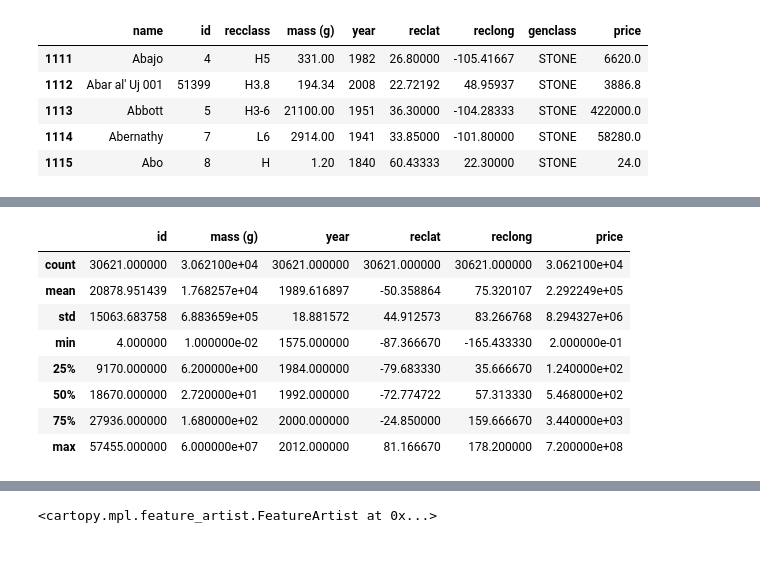
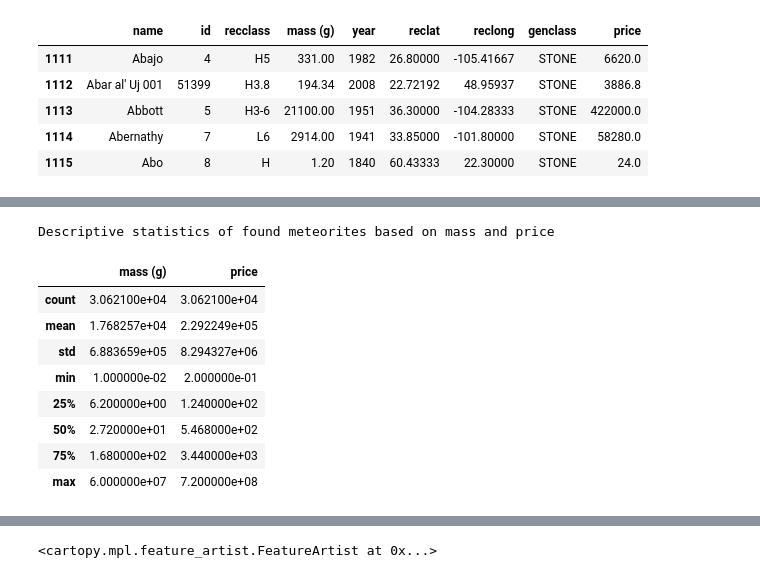
Before and after one commit to TheOceanMan7/meteorite-data, a Jupyter notebook: Meteorite_Landings.ipynb, the cells around one changed output, grey strips where cells are left out. Drawn from its saved outputs; the diff is of its cells as text; code cells hidden in the pictures.

```diff
--- a/Meteorite_Landings.ipynb
+++ b/Meteorite_Landings.ipynb
@@ -224,13 +323,13 @@ minimum_from_found
 #-----------------------------------------------------------------------
 # CLASSIFICATIONS
 #
-# Chondrites = [CI, CM, CO, CV, CK, CR, CR, CH, CB,
+# Stone = [CI, CM, CO, CV, CK, CR, CR, CH, CB,
 #               H, L, LL, EH, EL, R, K, Howardite, Eucrite, Diogenite,
 #               Angrite, Aubrite, Ureilite, Brachinite]
 #
 # Valuables = [Lunar, Martian]
 #
-# Mixed = [Pallasite, Mesosiderite]
+# Stony-Iron = [Pallasite, Mesosiderite]
 #
 # Iron = [Iron]
 #
@@ -241,38 +340,44 @@ minimum_from_found
 # Then calculate the price by its grams based on the classification
 
 def meteorite_genclassifier(meteorite_recclass):
+
     if re.search(r'Lunar', meteorite_recclass, re.I):
         return 'MOON'
+
     elif re.search(r'Martian', meteorite_recclass, re.I):
         return 'MARS'
+
     elif re.search(r'O?C[0-9]?[A-Z]?', meteorite_recclass, re.I) \
         or re.search(r'\b[EHKLR][LH]?[0-9]?\b', meteorite_recclass, re.I) \
         or re.search(r'(?<!Pallas|Mesosider)ite', meteorite_recclass, re.I) \
         or re.search(r'Stone-ung', meteorite_recclass, re.I):
         return 'STONE'
+
     elif re.search(r'(Pallas|Mesosider)ite', meteorite_recclass, re.I):
         return 'STONY_IRON'
+
     elif re.search(r'Iron', meteorite_recclass, re.I):
         return 'IRON'
+
     else:
         return 'OTHER'
 
 def price_tagger(meteorite_genclass):
+
     if meteorite_genclass['genclass'] in 'MOON' or meteorite_genclass['genclass'] in 'MARS':
-        price = meteorite_genclass['mass (g)'] * 1000.0
-        return price
+        return meteorite_genclass['mass (g)'] * 1000.0
+
     elif meteorite_genclass['genclass'] in 'STONE':
-        price = meteorite_genclass['mass (g)'] * 20.0
-        return price
+        return meteorite_genclass['mass (g)'] * 20.0
+
     elif meteorite_genclass['genclass'] in 'STONY_IRON':
-        price = meteorite_genclass['mass (g)'] * 12.0
-        return price
+        return meteorite_genclass['mass (g)'] * 12.0
+
     elif meteorite_genclass['genclass'] in 'IRON':
-        price = meteorite_genclass['mass (g)'] * 5.0
-        return price
+        return meteorite_genclass['mass (g)'] * 5.0
+
     else:
-        price = meteorite_genclass['mass (g)'] * 0.5
-        return price
+        return meteorite_genclass['mass (g)'] * 0.5
 
 ## This function takes more time!!
 # def price_tagger2(meteorite):
@@ -299,11 +404,15 @@ def price_tagger(meteorite_genclass):
 #         price = meteorite['mass (g)'] * 0.5
 #         return price
 
+# TESTING THE FUNCTIONS HERE
+# --------------------------------------------------------------------
 # test = df.copy(deep=True)
 # test['class'] = test['recclass'].apply(meteorite_genclassifier)
 # test['price'] = test.apply(price_tagger, axis=1)
 # #test['price'] = test.apply(price_tagger2, axis=1)
 # test.head()
+# --------------------------------------------------------------------
+
 clean_fallen['genclass'] = clean_fallen['recclass'].apply(meteorite_genclassifier)
 clean_fallen['price'] = clean_fallen.apply(price_tagger, axis=1)
 clean_found['genclass'] = clean_found['recclass'].apply(meteorite_genclassifier)
@@ -375,12 +509,14 @@ dtype: int64
 # %%
-clean_found.describe()
+print("Descriptive statistics of found meteorites based on mass and price")
+clean_found[['mass (g)','price']].describe()
 # %% [output]
+Descriptive statistics of found meteorites based on mass and price
-|  | id | mass (g) | year | reclat | reclong | price |
-| count | 30621.000000 | 3.062100e+04 | 30621.000000 | 30621.000000 | 30621.000000 | 3.062100e+04 |
-| mean | 20878.951439 | 1.768257e+04 | 1989.616897 | -50.358864 | 75.320107 | 2.292249e+05 |
-| std | 15063.683758 | 6.883659e+05 | 18.881572 | 44.912573 | 83.266768 | 8.294327e+06 |
-| min | 4.000000 | 1.000000e-02 | 1575.000000 | -87.366670 | -165.433330 | 2.000000e-01 |
-| 25% | 9170.000000 | 6.200000e+00 | 1984.000000 | -79.683330 | 35.666670 | 1.240000e+02 |
-| 50% | 18670.000000 | 2.720000e+01 | 1992.000000 | -72.774722 | 57.313330 | 5.468000e+02 |
-| 75% | 27936.000000 | 1.680000e+02 | 2000.000000 | -24.850000 | 159.666670 | 3.440000e+03 |
-| max | 57455.000000 | 6.000000e+07 | 2012.000000 | 81.166670 | 178.200000 | 7.200000e+08 |
+|  | mass (g) | price |
+| count | 3.062100e+04 | 3.062100e+04 |
+| mean | 1.768257e+04 | 2.292249e+05 |
+| std | 6.883659e+05 | 8.294327e+06 |
+| min | 1.000000e-02 | 2.000000e-01 |
+| 25% | 6.200000e+00 | 1.240000e+02 |
+| 50% | 2.720000e+01 | 5.468000e+02 |
+| 75% | 1.680000e+02 | 3.440000e+03 |
+| max | 6.000000e+07 | 7.200000e+08 |
```
Also changed, not shown: parts of 36 cells of this notebook.
